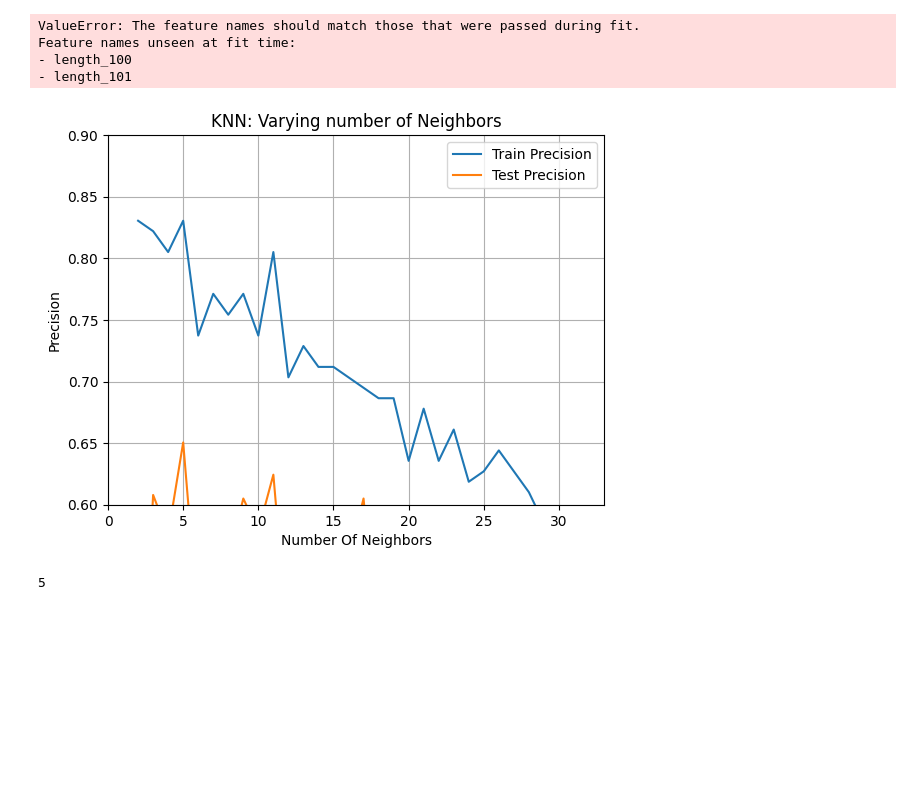
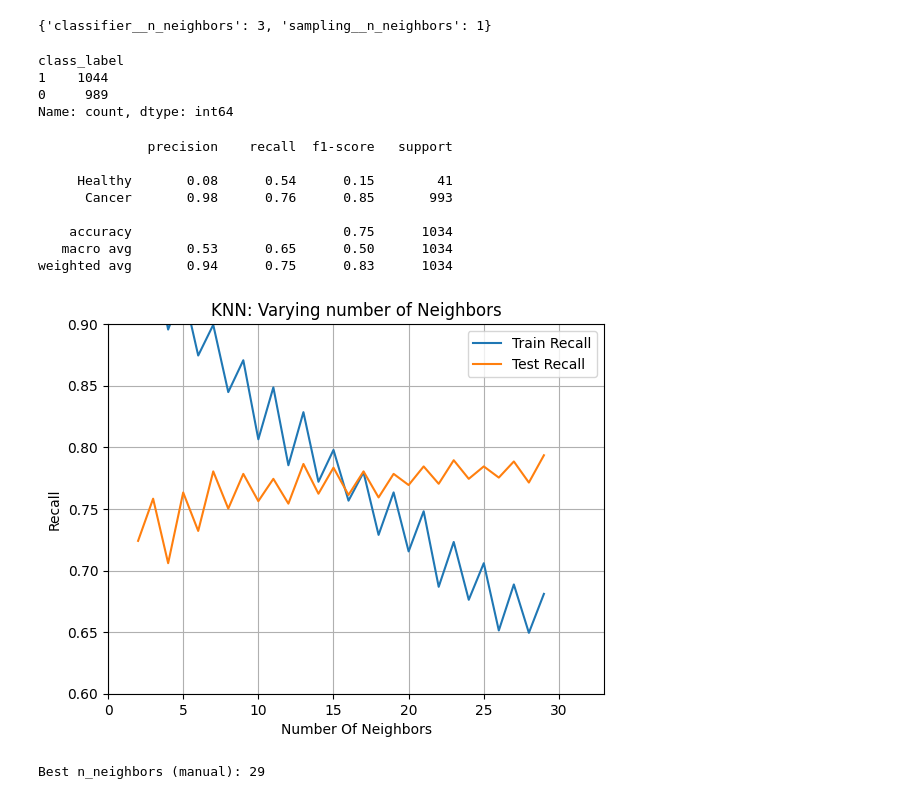
Before and after one commit to dhxrth/IT1244-Final-Project, a Jupyter notebook: KNN_HVC.ipynb, the cells around one changed output. Cells and saved outputs as stored; diff of their text form; code cells hidden in the pictures; blank space fills up the shorter version.

```diff
--- a/KNN_HVC.ipynb
+++ b/KNN_HVC.ipynb
@@ -174,0 +125,23 @@ Feature names in test_x:
+# %%
+# Initialize ENN
+enn = EditedNearestNeighbours()
+
+# Define parameter grid
+param_grid_enn = {'sampling__n_neighbors': [1, 3, 5, 7],
+                  'classifier__n_neighbors': [1, 3, 5, 7]}
+
+# Create a pipeline with ENN and KNN classifier
+pipeline_enn = Pipeline([
+    ('sampling', enn),
+    ('classifier', KNeighborsClassifier())
+])
+
+# Perform grid search
+grid_search_enn = GridSearchCV(pipeline_enn, param_grid_enn, cv=5, scoring='recall')
+grid_search_enn.fit(train_x_smote, train_y_smote)
+
+# Get the best parameters
+best_params_enn = grid_search_enn.best_params_
+print(best_params_enn)
+# %% [output]
+{'classifier__n_neighbors': 3, 'sampling__n_neighbors': 1}
@@ -175,39 +158,58 @@ Feature names in test_x:
+# %%
+train_x, train_y = custom_undersampler_pipeline.fit_resample(train_x_smote, train_y_smote)
+
+counts = train_y.value_counts()
+
+print(counts)
+# %% [output]
+class_label
+1    1044
+0     989
+Name: count, dtype: int64
 # %%
 knn_classifier = KNeighborsClassifier(n_neighbors=best_params_smote['classifier__n_neighbors'])
 knn_classifier.fit(train_x, train_y)
-accuracy = knn_classifier.score(test_x, test_y)
+y_pred = knn_classifier.predict(test_x)
+print(classification_report(test_y, y_pred, target_names= ["Healthy", "Cancer"]))
 # %% [output]
-ValueError: The feature names should match those that were passed during fit.
-Feature names unseen at fit time:
-- length_100
-- length_101
+              precision    recall  f1-score   support
+
+     Healthy       0.08      0.54      0.15        41
+      Cancer       0.98      0.76      0.85       993
+
+    accuracy                           0.75      1034
+   macro avg       0.53      0.65      0.50      1034
+weighted avg       0.94      0.75      0.83      1034
 # %%
 #hyper parameter tuning
-train_score = {}
-test_score = {}
+train_recall_scores = {}
+test_recall_scores = {}
 n_neighbors = np.arange(2, 30, 1)
 for neighbor in n_neighbors:
     knn = KNeighborsClassifier(n_neighbors=neighbor)
     knn.fit(train_x, train_y)
-    train_score[neighbor]=knn.score(train_x, train_y)
-    test_score[neighbor]=knn.score(test_x, test_y)
+
+    train_recall = recall_score(train_y, knn.predict(train_x))
+    test_recall = recall_score(test_y, knn.predict(test_x))
+
+    train_recall_scores[neighbor] = train_recall
+    test_recall_scores[neighbor] = test_recall
 # %%
-plt.plot(n_neighbors, train_score.values(), label="Train Precision")
-plt.plot(n_neighbors, test_score.values(), label="Test Precision")
+plt.plot(n_neighbors, train_score.values(), label="Train Recall")
+plt.plot(n_neighbors, test_score.values(), label="Test Recall")
 plt.xlabel("Number Of Neighbors")
-plt.ylabel("Precision")
+plt.ylabel("Recall")
 plt.title("KNN: Varying number of Neighbors")
 plt.legend()
 plt.xlim(0, 33)
 plt.ylim(0.60, 0.90)
 plt.grid()
 plt.show()
 # %% [output]
-[figure, old version]
+[figure, new version]
-# %%
-for key, value in test_score.items():
-    if value==max(test_score.values()):
-        print(key)
-# %% [output]
-5
+# %%
+best_neighbor_manual = max(test_recall_scores, key=test_recall_scores.get)
+print("Best n_neighbors (manual):", best_neighbor_manual)
+# %% [output]
+Best n_neighbors (manual): 29
 # %%
```
Also changed, not shown: parts of 14 cells of this notebook, 1 other file.
